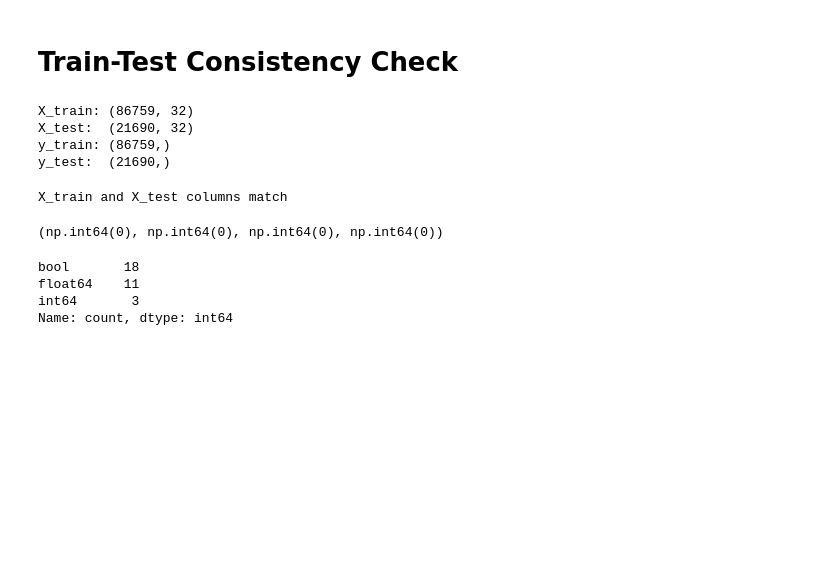
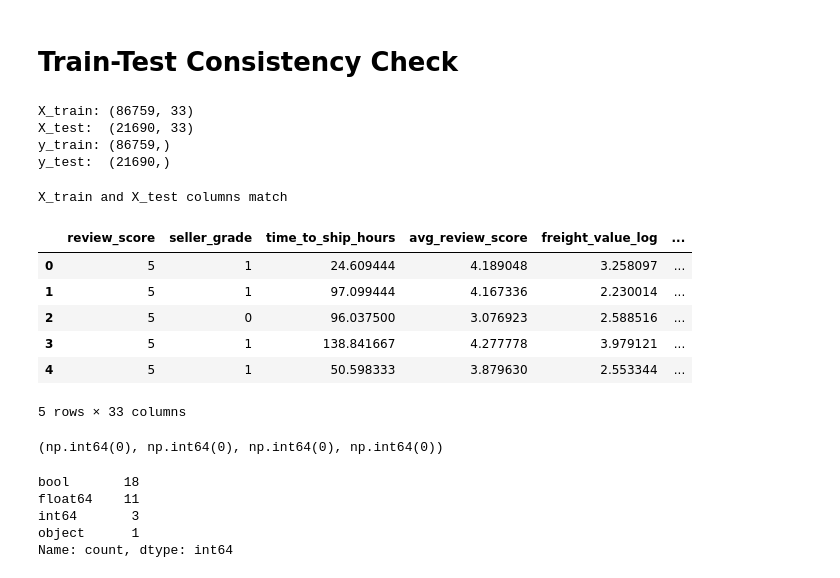
Before and after one commit to Dipanshu-Kubde/Dynamic-Price-Optimization-for-Ecommerce, a Jupyter notebook: ml/preprocessing.ipynb, the cells around one changed output. Cells and saved outputs as stored; diff of their text form; code cells hidden in the pictures; blank space fills up the shorter version.

```diff
--- a/ml/preprocessing.ipynb
+++ b/ml/preprocessing.ipynb
@@ -1024,9 +1029,21 @@ Data columns (total 16 columns):
  15  hour_cos                  21690 non-null  float64
 dtypes: float64(11), int64(3), object(2)
 memory usage: 2.8+ MB
+# %%
+# Manual OHE for product_category_grouped
+product_dummies_train = pd.get_dummies(X_train['product_category_grouped'], prefix='product_category_grouped', drop_first=False)
+product_dummies_test = pd.get_dummies(X_test['product_category_grouped'], prefix='product_category_grouped', drop_first=False)
+# %%
+X_train = X_train.reset_index(drop=True)
+X_test = X_test.reset_index(drop=True)
+product_dummies_train = product_dummies_train.reset_index(drop=True)
+product_dummies_test = product_dummies_test.reset_index(drop=True)
+# %%
+X_train = pd.concat([X_train, product_dummies_train], axis=1)
+X_test = pd.concat([X_test, product_dummies_test], axis=1)
 # %%
-# Columns to OHE
-ohe_cols = ['delay_category', 'product_category_grouped']
+# Column to OHE
+ohe_cols = ['delay_category']
 
 # One-hot encode train
 X_train = pd.get_dummies(X_train, columns=ohe_cols, drop_first=False)
@@ -1044,8 +1061,8 @@ print("X_test: ", X_test.shape)
 print("y_train:", y_train.shape)
 print("y_test: ", y_test.shape)
 # %% [output]
-X_train: (86759, 32)
-X_test:  (21690, 32)
+X_train: (86759, 33)
+X_test:  (21690, 33)
 y_train: (86759,)
 y_test:  (21690,)
 # %%
@@ -1055,6 +1072,16 @@ else:
     print("Column mismatch")
 # %% [output]
 X_train and X_test columns match
+# %%
+X_train.head()
+# %% [output]
+|  | review_score | seller_grade | time_to_ship_hours | avg_review_score | freight_value_log | ... |
+| 0 | 5 | 1 | 24.609444 | 4.189048 | 3.258097 | ... |
+| 1 | 5 | 1 | 97.099444 | 4.167336 | 2.230014 | ... |
+| 2 | 5 | 0 | 96.037500 | 3.076923 | 2.588516 | ... |
+| 3 | 5 | 1 | 138.841667 | 4.277778 | 3.979121 | ... |
+| 4 | 5 | 1 | 50.598333 | 3.879630 | 2.553344 | ... |
+5 rows × 33 columns
 # %%
 X_train.isna().sum().sum(), X_test.isna().sum().sum(), y_train.isna().sum(), y_test.isna().sum()
 # %% [output]
@@ -1065,4 +1092,5 @@ X_train.dtypes.value_counts()
 bool       18
 float64    11
 int64       3
+object      1
 Name: count, dtype: int64
```
Also changed, not shown: parts of 11 cells of this notebook, 1 other file.
